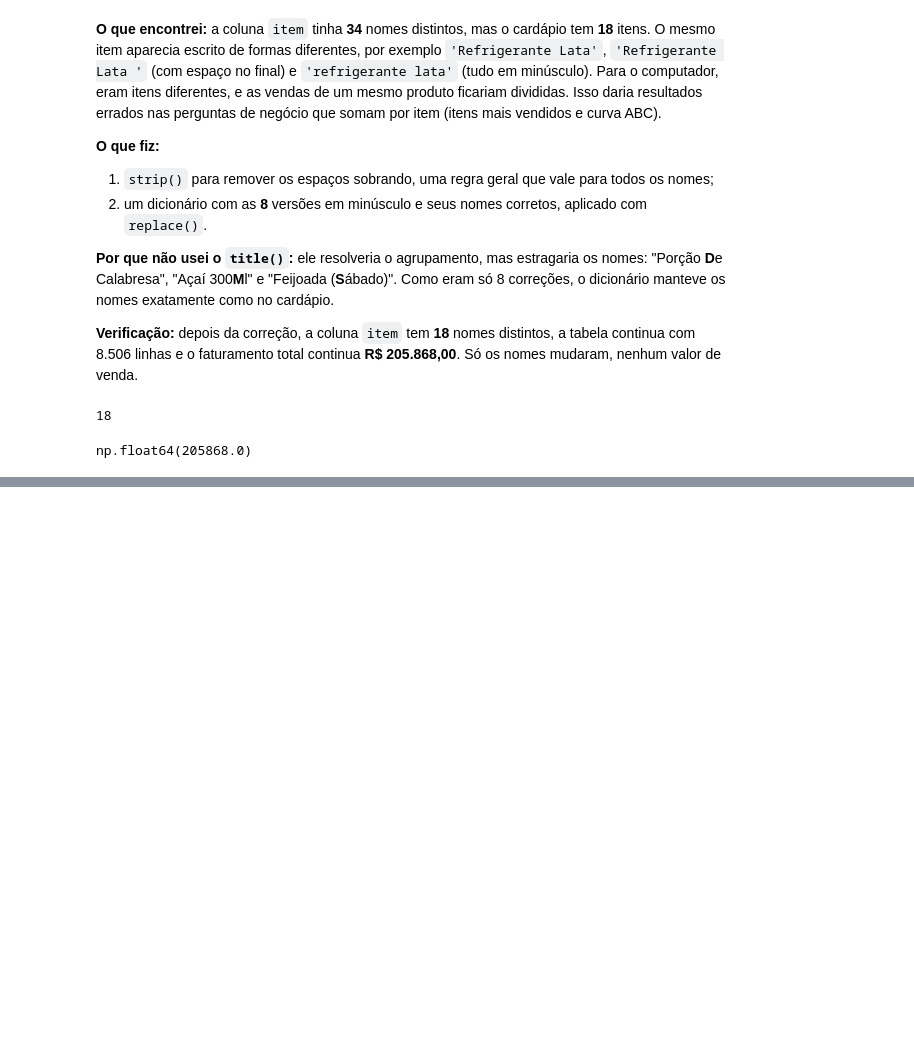
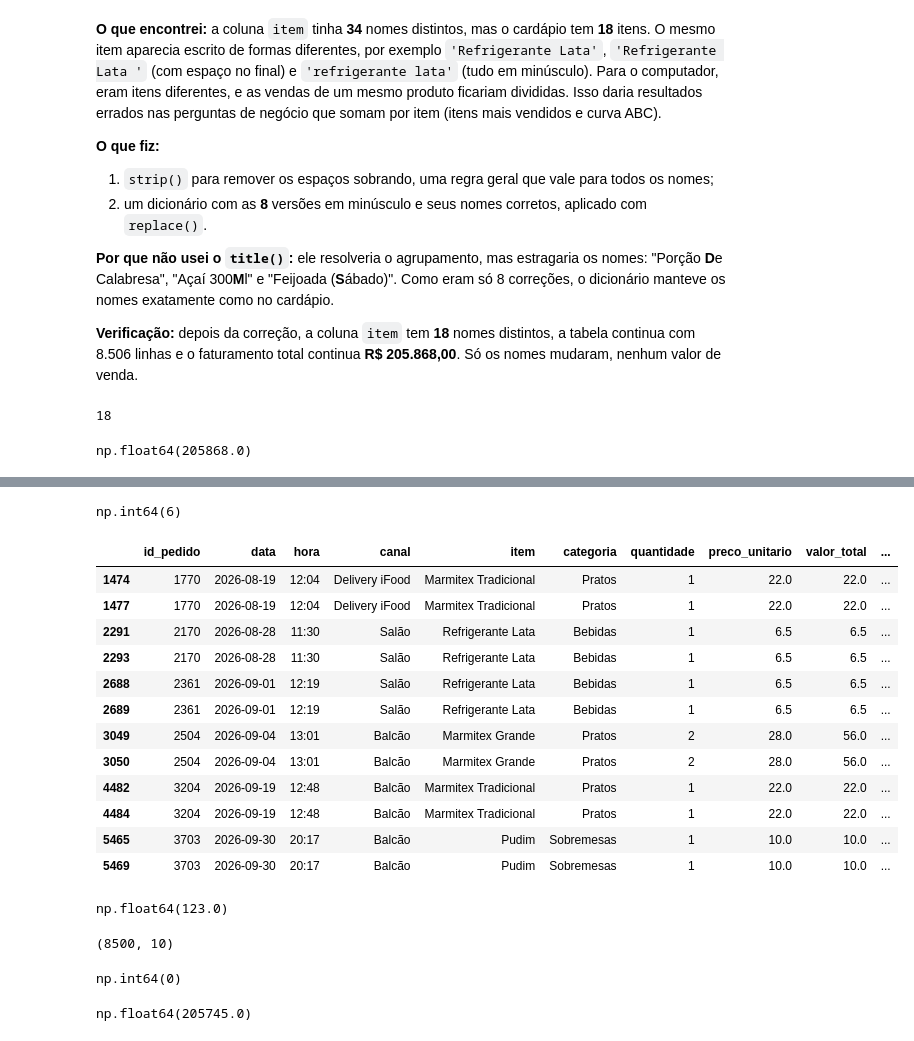
Before and after one commit to LufeCovizzi/analise-vendas-restaurante, a Jupyter notebook: analise.ipynb, the cells around one changed output, grey strips where cells are left out. Cells and saved outputs as stored; diff of their text form; code cells hidden in the pictures; blank space fills up the shorter version.

Commit message:
Limpeza: remove linhas duplicadas

```diff
--- a/analise.ipynb
+++ b/analise.ipynb
@@ -303,0 +316,28 @@ np.float64(205868.0)
+# %%
+df.duplicated().sum()
+# %% [output]
+np.int64(6)
+# %%
+df[df.duplicated(keep=False)]
+# %% [output]
+|  | id_pedido | data | hora | canal | item | categoria | quantidade | preco_unitario | valor_total | ... |
+| 1474 | 1770 | 2026-08-19 | 12:04 | Delivery iFood | Marmitex Tradicional | Pratos | 1 | 22.0 | 22.0 | ... |
+| 1477 | 1770 | 2026-08-19 | 12:04 | Delivery iFood | Marmitex Tradicional | Pratos | 1 | 22.0 | 22.0 | ... |
+| 2291 | 2170 | 2026-08-28 | 11:30 | Salão | Refrigerante Lata | Bebidas | 1 | 6.5 | 6.5 | ... |
+| 2293 | 2170 | 2026-08-28 | 11:30 | Salão | Refrigerante Lata | Bebidas | 1 | 6.5 | 6.5 | ... |
+| 2688 | 2361 | 2026-09-01 | 12:19 | Salão | Refrigerante Lata | Bebidas | 1 | 6.5 | 6.5 | ... |
+| 2689 | 2361 | 2026-09-01 | 12:19 | Salão | Refrigerante Lata | Bebidas | 1 | 6.5 | 6.5 | ... |
+| 3049 | 2504 | 2026-09-04 | 13:01 | Balcão | Marmitex Grande | Pratos | 2 | 28.0 | 56.0 | ... |
+| 3050 | 2504 | 2026-09-04 | 13:01 | Balcão | Marmitex Grande | Pratos | 2 | 28.0 | 56.0 | ... |
+| 4482 | 3204 | 2026-09-19 | 12:48 | Balcão | Marmitex Tradicional | Pratos | 1 | 22.0 | 22.0 | ... |
+| 4484 | 3204 | 2026-09-19 | 12:48 | Balcão | Marmitex Tradicional | Pratos | 1 | 22.0 | 22.0 | ... |
+| 5465 | 3703 | 2026-09-30 | 20:17 | Balcão | Pudim | Sobremesas | 1 | 10.0 | 10.0 | ... |
+| 5469 | 3703 | 2026-09-30 | 20:17 | Balcão | Pudim | Sobremesas | 1 | 10.0 | 10.0 | ... |
+# %%
+df[df.duplicated()]["valor_total"].sum()
+
+# Esse é o valor que as linhas repetidas aumentavam no faturamento total (123 reais)
+
+# Precisamos então remover essas linhas que estão repetidas
+# %% [output]
+np.float64(123.0)
@@ -303,0 +346,12 @@ np.float64(205868.0)
+# %%
+df.shape
+# %% [output]
+(8500, 10)
+# %%
+df.duplicated().sum()
+# %% [output]
+np.int64(0)
+# %%
+df["valor_total"].sum()
+# %% [output]
+np.float64(205745.0)
```
Also changed, not shown: parts of 4 cells of this notebook.
